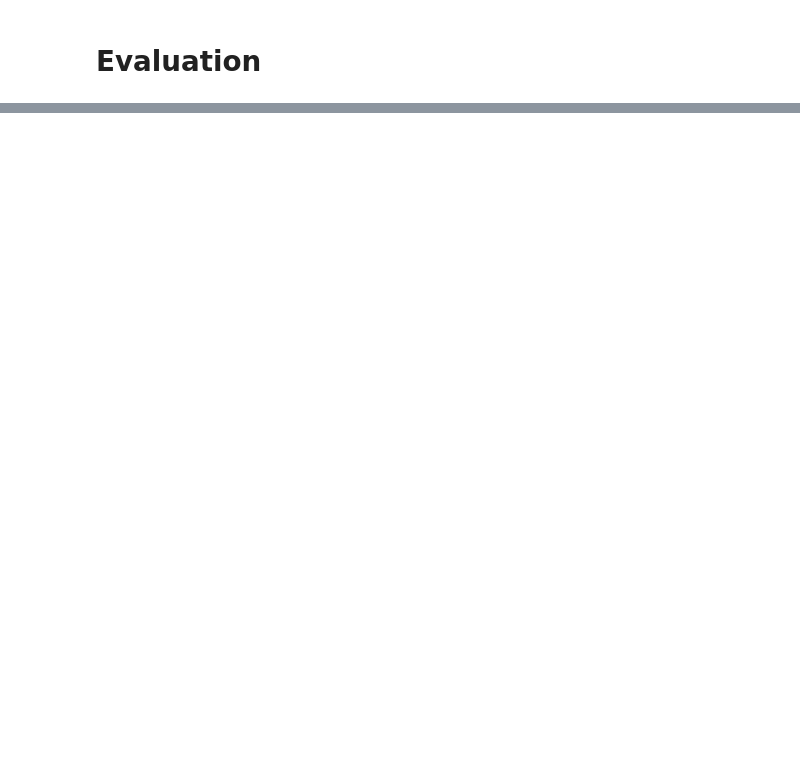
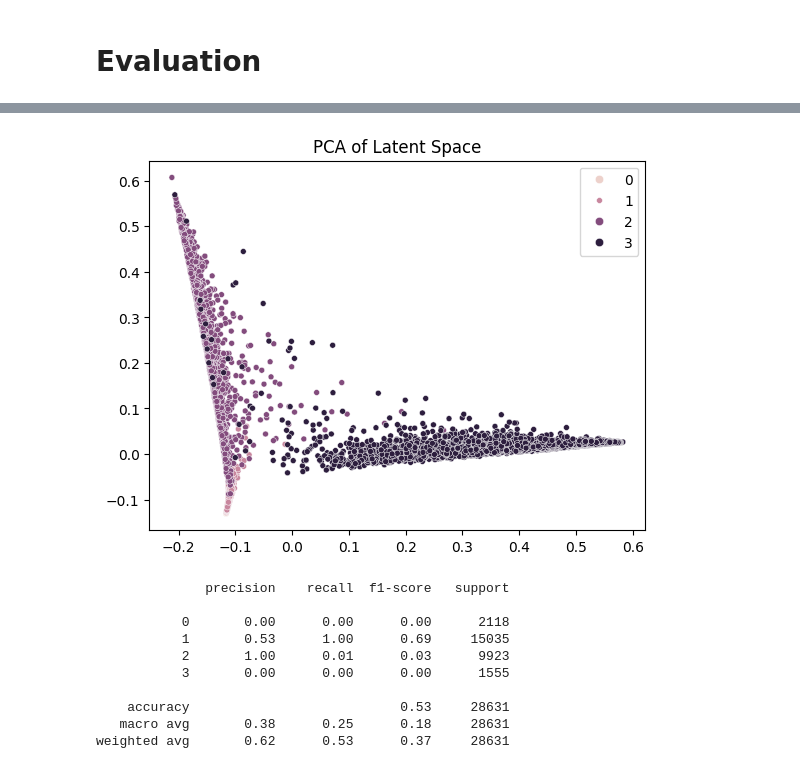
Before and after one commit to timodw/time_series_preprocessing, a Jupyter notebook: evaluation.ipynb, the cells around one changed output, grey strips where cells are left out. Saved outputs shown, nothing was run; the diff lists cells and outputs as text; code cells hidden in the pictures; blank space fills up the shorter version.

```diff
--- a/evaluation.ipynb
+++ b/evaluation.ipynb
@@ -152,0 +155,29 @@ weighted avg       0.82      0.64      0.72     28631
+# %%
+from sklearn.decomposition import PCA
+
+pca = PCA(n_components=4)
+X_train_pca = pca.fit_transform(X_train_enc)
+X_val_pca = pca.fit_transform(X_val_enc)
+
+sns.scatterplot(x=X_train_pca[:,0], y=X_train_pca[:,1], hue=y_train, size=1)
+plt.title('PCA of Latent Space')
+plt.show()
+
+gmm = GaussianMixture(n_components=4)
+gmm.fit(X_train_pca)
+y_pred = gmm.predict(X_val_pca)
+_, label_mapping = acc(y_val, y_pred, return_mapping=True)
+y_pred = np.vectorize(label_mapping.get)(y_pred)
+print(classification_report(y_val, y_pred))
+# %% [output]
+[figure, added]
+              precision    recall  f1-score   support
+
+           0       0.00      0.00      0.00      2118
+           1       0.53      1.00      0.69     15035
+           2       1.00      0.01      0.03      9923
+           3       0.00      0.00      0.00      1555
+
+    accuracy                           0.53     28631
+   macro avg       0.38      0.25      0.18     28631
+weighted avg       0.62      0.53      0.37     28631
```
Also changed, not shown: parts of 5 cells of this notebook, 4 other files.
